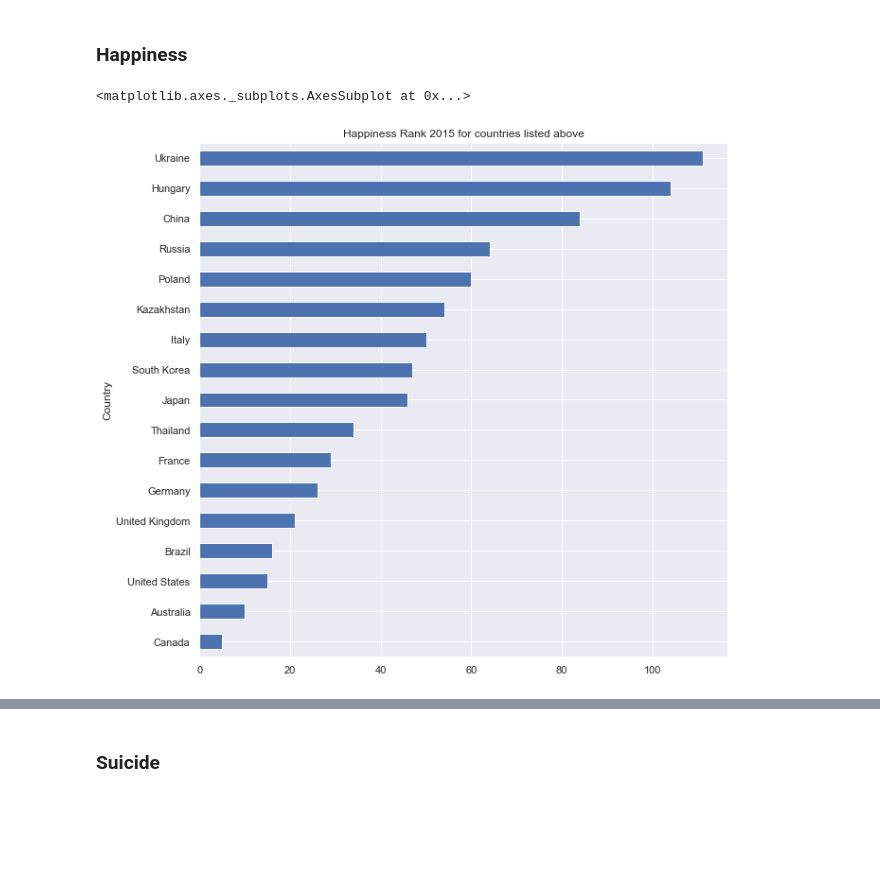
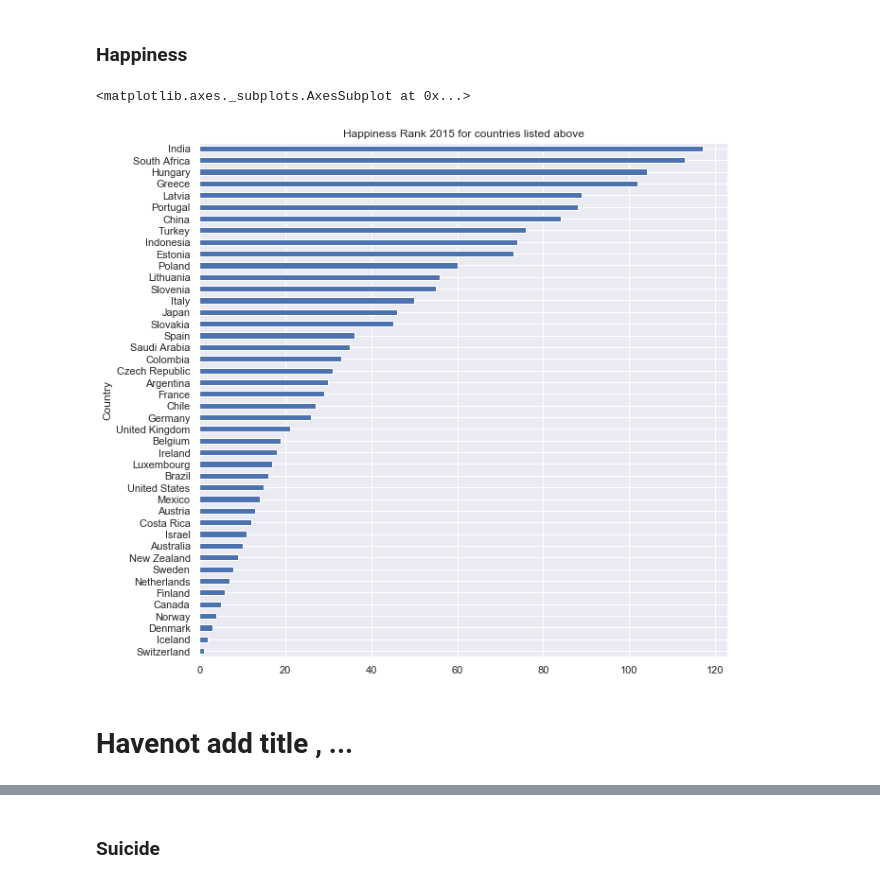
Before and after one commit to YiranJing/Health_and_Happiness_Study, a Jupyter notebook: notebook/Stage_1_Data_Process.ipynb, the cells around one changed output, grey strips where cells are left out. Cells and saved outputs as stored; diff of their text form; code cells hidden in the pictures; blank space fills up the shorter version.

```diff
--- a/notebook/Stage_1_Data_Process.ipynb
+++ b/notebook/Stage_1_Data_Process.ipynb
@@ -375,0 +426,2 @@ final_data.head()
+# %%
+df = df.replace('..', None)
@@ -397,0 +482,4 @@ memory usage: 19.6+ KB
+# %%
+print(len(df)) # initial
+df = df.drop_duplicates()
+print(len(df)) # after removing duplicates
@@ -397,0 +542,3 @@ memory usage: 19.6+ KB
+# %%
+df = df[:126] #
+df.shape
@@ -399,0 +585,3 @@ memory usage: 19.6+ KB
+# %%
+countries = df['LOCATION'].unique()
+countries
@@ -400,15 +598,16 @@ memory usage: 19.6+ KB
 # %% [markdown]
 ### Happiness
 # %%
-happiness_2015[happiness_2015.Country.str.contains("Russia")]
-countries = ['China','Australia','Russia','United States','Japan','France','Ukraine','Germany','South Korea',
-'Brazil','Poland','United Kingdom','Italy','Hungary','Thailand','Canada','Kazakhstan']
+happiness_2015[happiness_2015.Country.isin(countries)]
+countries = df['LOCATION'].unique()
 happiness_dr = happiness_2015[happiness_2015.Country.isin(countries)].drop('Region',axis=1).set_index('Country')
 sns.set(rc={'figure.figsize':(10,10)})
 happiness_dr['Happiness Rank'].plot(kind='barh', title='Happiness Rank 2015 for countries listed above')
 # %% [output]
 <matplotlib.axes._subplots.AxesSubplot at 0x...>
-[figure, old version]
+[figure, new version]
+# %% [markdown]
+# Havenot add title , ...
 # %%
 sns.set(rc={'figure.figsize':(10,10)})
 #g = sns.FacetGrid(happiness, col="Region",  margin_titles=True, col_wrap=3)
```
Also changed, not shown: parts of 39 cells of this notebook.
